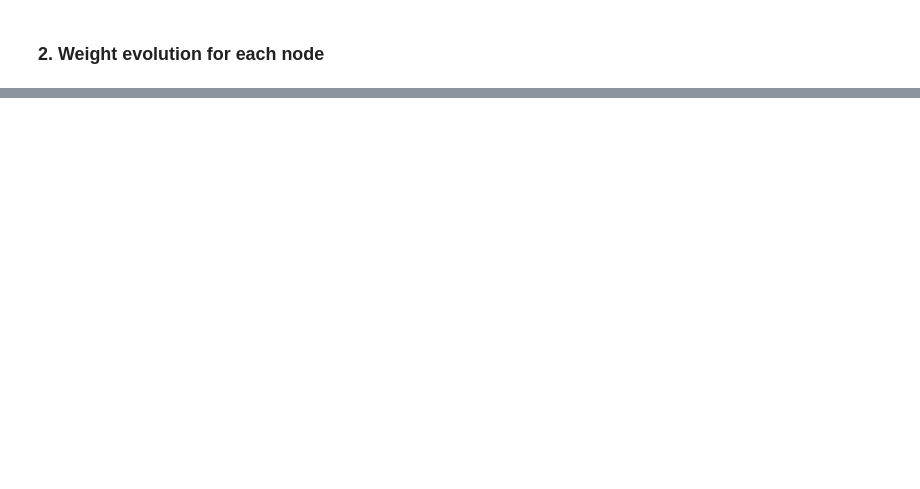
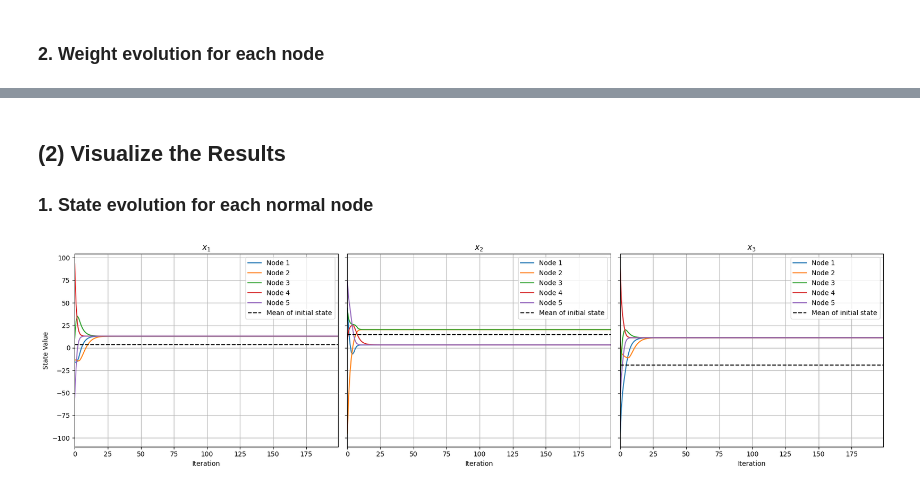
Before and after one commit to rui-huang-opt/arepc, a Jupyter notebook: examples/byzantine.ipynb, the cells around one changed output, grey strips where cells are left out. Drawn from its saved outputs; the diff is of its cells as text; code cells hidden in the pictures; blank space fills up the shorter version.

```diff
--- a/examples/byzantine.ipynb
+++ b/examples/byzantine.ipynb
@@ -1065,0 +1160,38 @@ if __name__ == "__main__":
+# %% [markdown]
+## (2) Visualize the Results
+
+### 1. State evolution for each normal node
+# %%
+if __name__ == "__main__":
+    import typing as tp
+    import matplotlib.pyplot as plt
+    import matplotlib.axes as maxes
+
+    axes5: tp.Sequence[maxes.Axes]
+    fig5, axes5 = plt.subplots(1, N_STATE, figsize=(18, 5), sharey=True)
+
+    for i in NORMAL_NODES:
+        states = wmsr_data[i]
+        for j in range(N_STATE):
+            axes5[j].plot(states[:, j], label=f"Node {i}")
+
+    initial_states = [wmsr_data[i][0, :] for i in NORMAL_NODES]
+    mean_states: npt.NDArray[np.float64] = np.sum(initial_states, axis=0) / N_NORMAL
+
+    for j in range(N_STATE):
+        axes5[j].axhline(
+            mean_states[j], color="k", linestyle="--", label="Mean of initial state"
+        )
+
+    for j in range(N_STATE):
+        axes5[j].set_xlabel("Iteration")
+        axes5[j].set_xlim(0, N_ITER - 1)
+        axes5[j].legend()
+        axes5[j].set_title(f"$x_{j + 1}$")
+        axes5[j].grid()
+
+    axes5[0].set_ylabel("State Value")
+
+    fig5.tight_layout()
+# %% [output]
+[figure, added]
```
Also changed, not shown: parts of 11 cells of this notebook, 5 other files.
